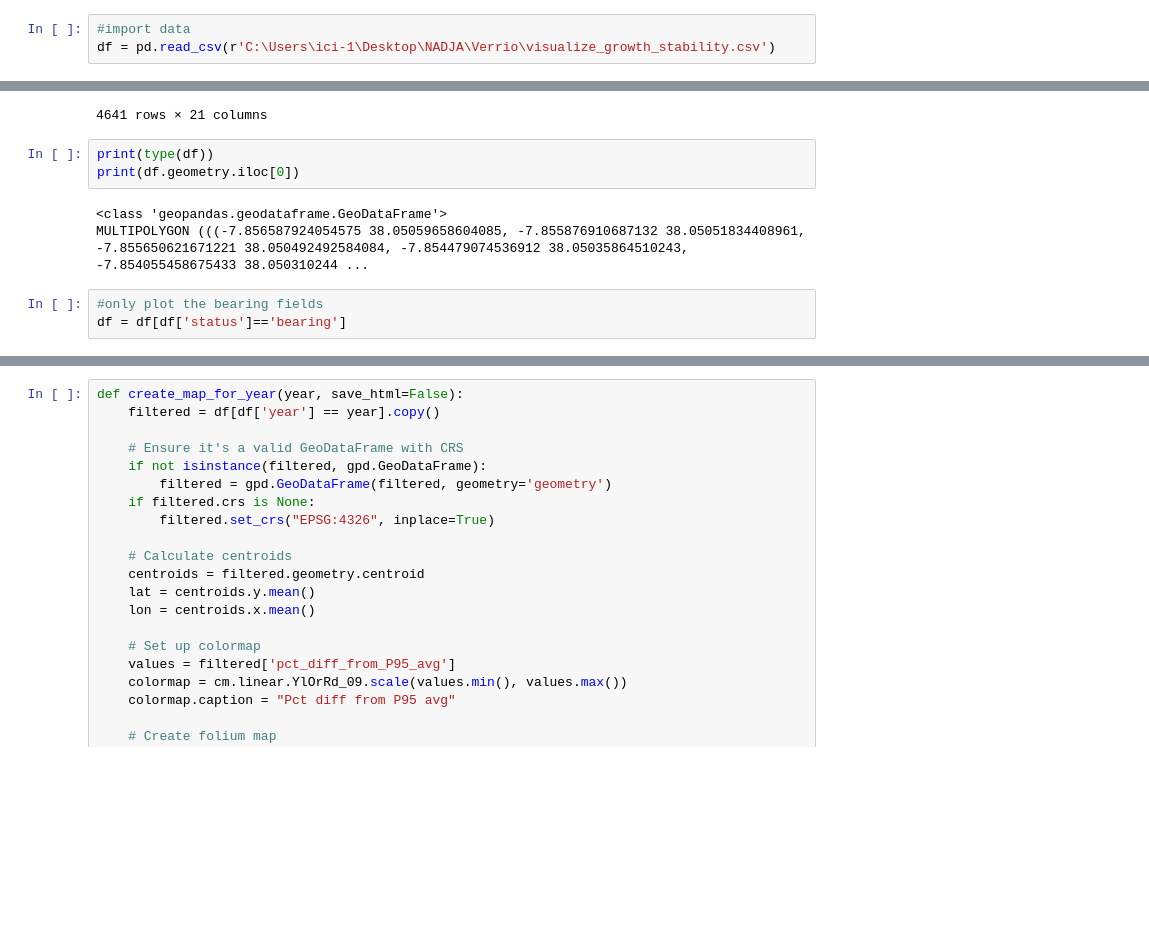
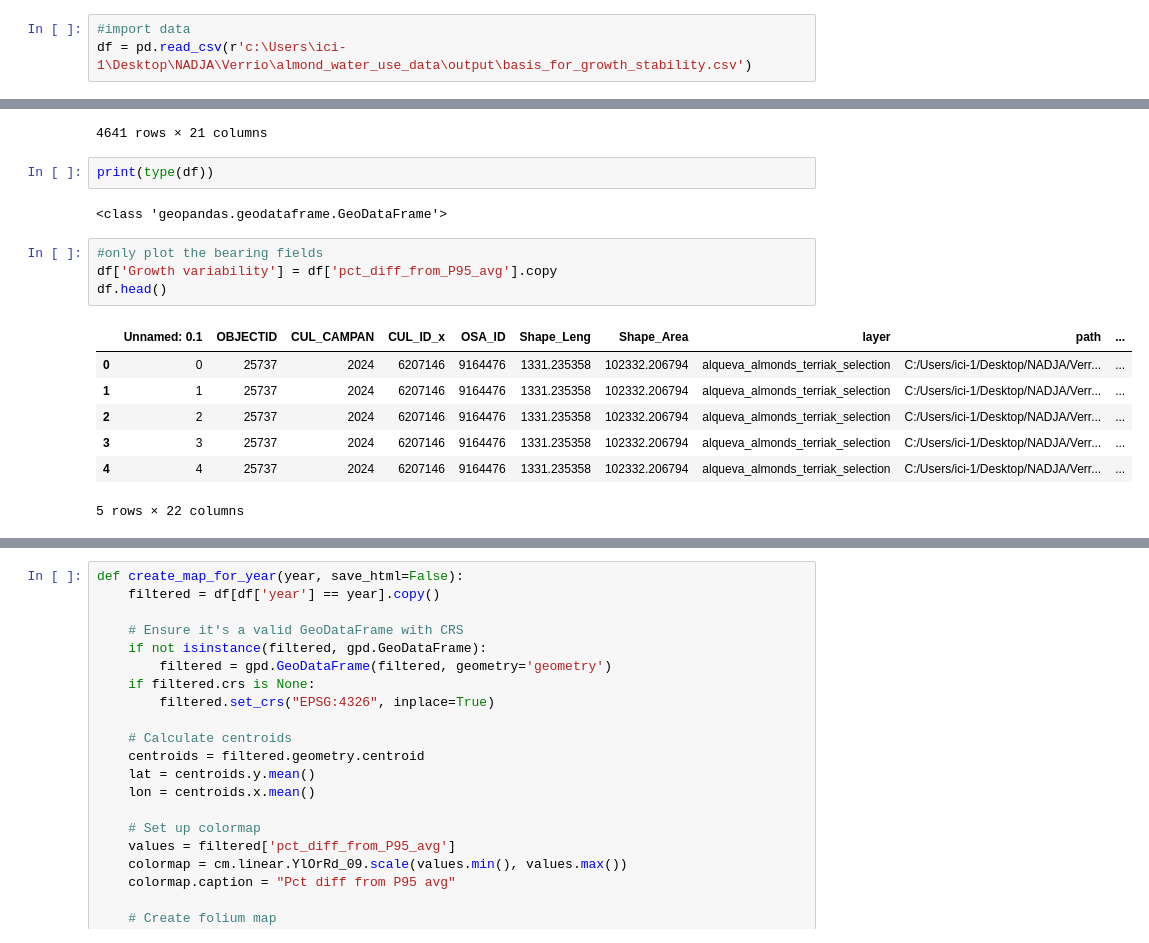
Before and after one commit to nadja1390/RAFIP, a Jupyter notebook: growth_variablity.ipynb, the cells around one changed output, grey strips where cells are left out. Saved outputs shown, nothing was run; the diff lists cells and outputs as text; blank space fills up the shorter version.

Commit message:
changes growth variability

```diff
--- a/growth_variablity.ipynb
+++ b/growth_variablity.ipynb
@@ -10,7 +11,7 @@ import branca.colormap as cm
 from shapely import wkt
 # %%
 #import data
-df = pd.read_csv(r'C:\Users\ici-1\Desktop\NADJA\Verrio\visualize_growth_stability.csv')
+df = pd.read_csv(r'c:\Users\ici-1\Desktop\NADJA\Verrio\almond_water_use_data\output\basis_for_growth_stability.csv')
 # %%
 df.columns
 # %% [output]
@@ -39,10 +40,17 @@ df.set_crs("EPSG:4326", inplace=True)
 4641 rows × 21 columns
 # %%
 print(type(df))
-print(df.geometry.iloc[0])
 # %% [output]
 <class 'geopandas.geodataframe.GeoDataFrame'>
-MULTIPOLYGON (((-7.856587924054575 38.05059658604085, -7.855876910687132 38.05051834408961, -7.855650621671221 38.050492492584084, -7.854479074536912 38.05035864510243, -7.854055458675433 38.050310244 ...
 # %%
 #only plot the bearing fields
-df = df[df['status']=='bearing']
+df['Growth variability'] = df['pct_diff_from_P95_avg'].copy
+df.head()
+# %% [output]
+|  | Unnamed: 0.1 | OBJECTID | CUL_CAMPAN | CUL_ID_x | OSA_ID | Shape_Leng | Shape_Area | layer | path | ... |
+| 0 | 0 | 25737 | 2024 | 6207146 | 9164476 | 1331.235358 | 102332.206794 | alqueva_almonds_terriak_selection | C:/Users/ici-1/Desktop/NADJA/Verr... | ... |
+| 1 | 1 | 25737 | 2024 | 6207146 | 9164476 | 1331.235358 | 102332.206794 | alqueva_almonds_terriak_selection | C:/Users/ici-1/Desktop/NADJA/Verr... | ... |
+| 2 | 2 | 25737 | 2024 | 6207146 | 9164476 | 1331.235358 | 102332.206794 | alqueva_almonds_terriak_selection | C:/Users/ici-1/Desktop/NADJA/Verr... | ... |
+| 3 | 3 | 25737 | 2024 | 6207146 | 9164476 | 1331.235358 | 102332.206794 | alqueva_almonds_terriak_selection | C:/Users/ici-1/Desktop/NADJA/Verr... | ... |
+| 4 | 4 | 25737 | 2024 | 6207146 | 9164476 | 1331.235358 | 102332.206794 | alqueva_almonds_terriak_selection | C:/Users/ici-1/Desktop/NADJA/Verr... | ... |
+5 rows × 22 columns
```
Also changed, not shown: parts of 3 cells of this notebook, 8 other files.
